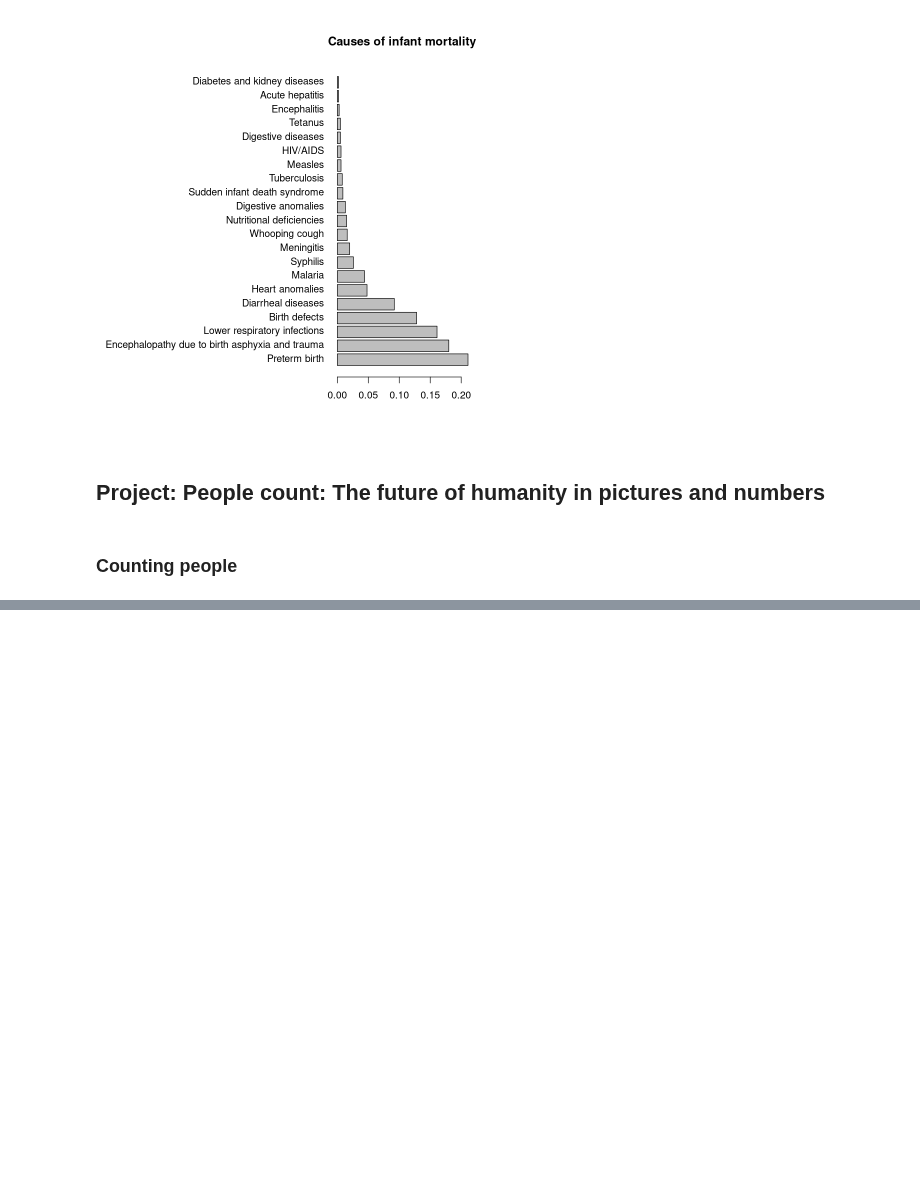
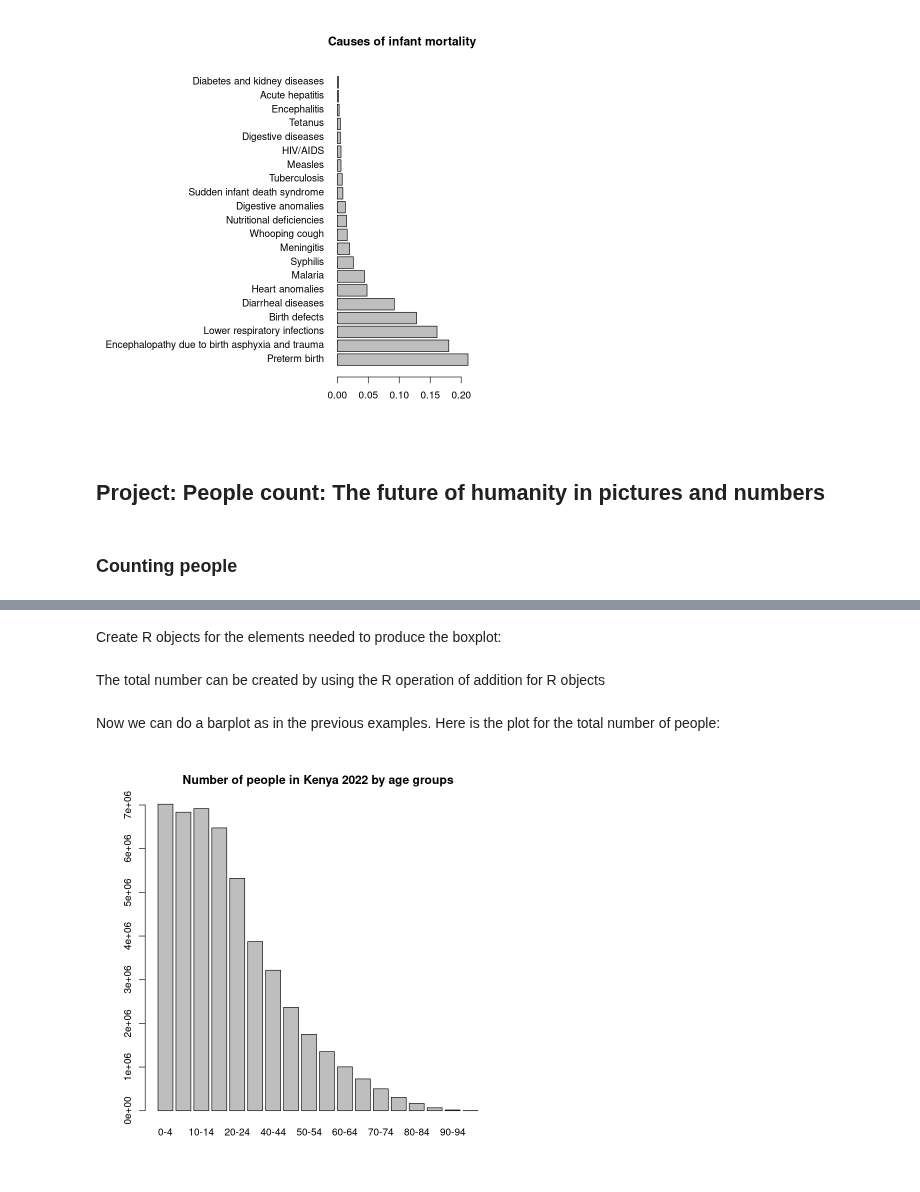
Before and after one commit to Martin-Summer-1090/Statistics_JWL, a Jupyter notebook: solution_manual/manual_v0/_build/html/_sources/exercises_unit_1.ipynb, the cells around one changed output, grey strips where cells are left out. Saved outputs shown, nothing was run; the diff lists cells and outputs as text; code cells hidden in the pictures; blank space fills up the shorter version.

```diff
--- a/solution_manual/manual_v0/_build/html/_sources/exercises_unit_1.ipynb
+++ b/solution_manual/manual_v0/_build/html/_sources/exercises_unit_1.ipynb
@@ -295,0 +340,21 @@ barplot(shares, names.arg = causes, horiz = TRUE, las = 1, main = "Causes of inf
+# %% [markdown]
+Create R objects for the elements needed to produce the boxplot:
+# %%
+age  <- c("0-4", "5-9", "10-14", "15-19", "20-24", "30-34", "40-44", "45-49", "50-54", "55-59", "60-64",
+         "65-69","70-74", "75-79", "80-84", "85-89", "90-94", "95-99 ")
+
+num_f  <- c(3487490, 3404421, 3444606, 3225971, 2656730, 1946994, 1606763, 1170869, 858998, 672025,  516769,
+            387773, 272320, 168499,  93724, 39226, 10461, 1520 )
+
+num_m  <- c(3531278, 3431166, 3473103, 3249738,  2664966, 1926219, 1610246, 1196519,  890662,  679943, 488074,
+            340546,  229912,  138357, 73093,  28473, 6918, 902)
+# %% [markdown]
+The total number can be created by using the R operation of addition for R objects
+# %%
+total  <- num_f + num_m
+# %% [markdown]
+Now we can do a barplot as in the previous examples. Here is the plot for the total number of people:
+# %%
+barplot(total, names.arg = age, main = "Number of people in Kenya 2022 by age groups")
+# %% [output]
+[figure, added]
```
Also changed, not shown: parts of 28 cells of this notebook, 25 other files.
